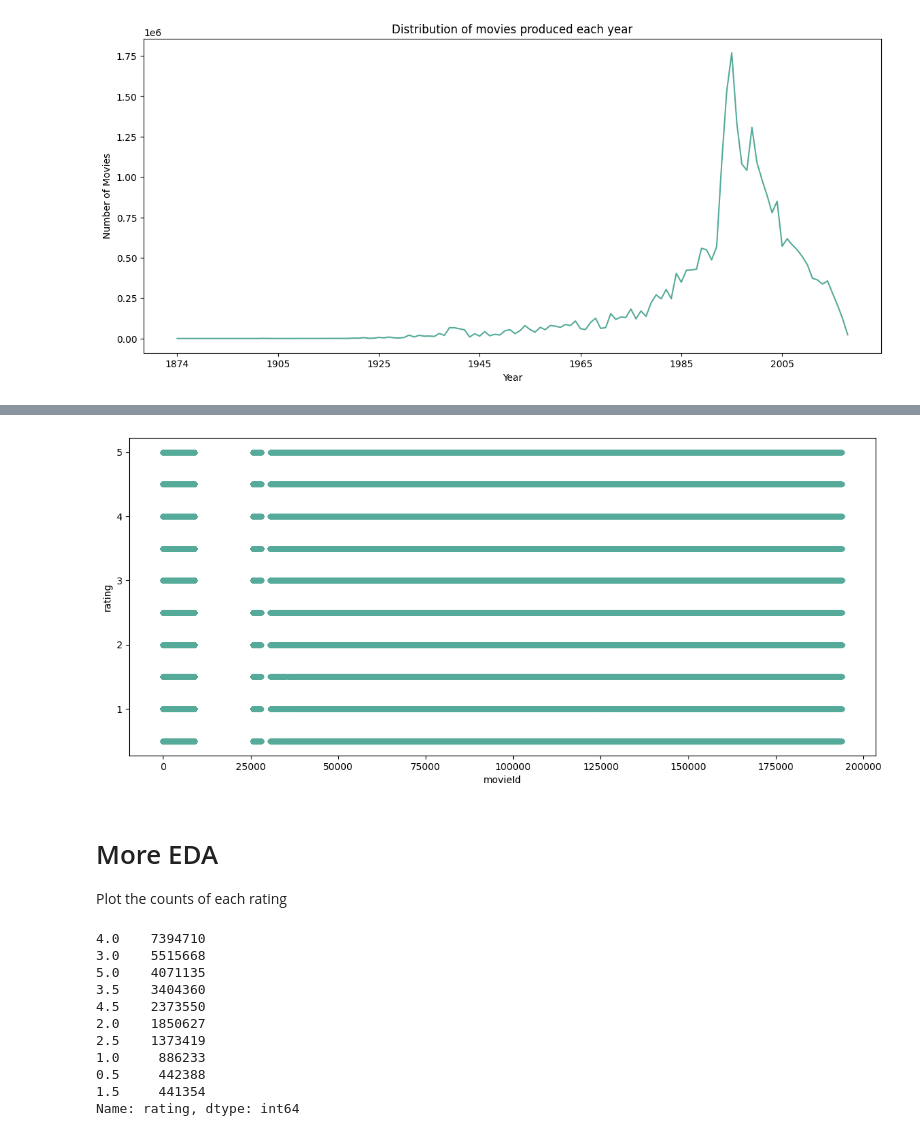
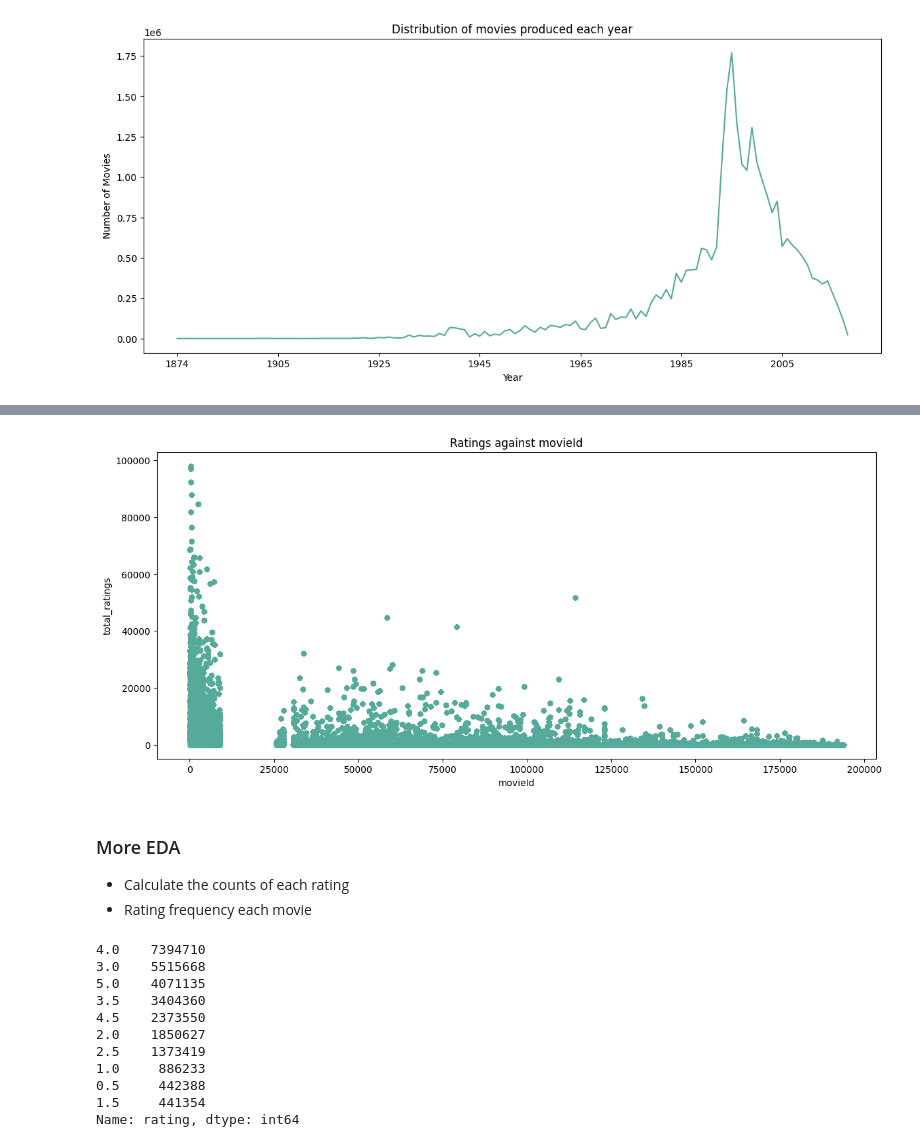
Before and after one commit to JoelOscarsson/Machine-Learning, a Jupyter notebook: Projects/Recommender-System.ipynb, the cells around one changed output, grey strips where cells are left out. Drawn from its saved outputs; the diff is of its cells as text; code cells hidden in the pictures.

```diff
--- a/Projects/Recommender-System.ipynb
+++ b/Projects/Recommender-System.ipynb
@@ -252,5 +241,9 @@ df_merged.head()
+# %%
+df_merged_copy = df_merged.copy()
+df_merged_copy['total_ratings'] = df_merged_copy.groupby('title')['rating'].transform('count')
 # %%
-df_merged.plot.scatter('movieId', 'rating', color='#5A9', figsize=(14, 6))
+df_merged_copy.plot(x="movieId", y="total_ratings", kind="scatter", color='#5A9', figsize=(14, 6))
+plt.title("Ratings against movieId")
 plt.show()
 # %% [output]
-[figure, old version]
+[figure, new version]
@@ -267,6 +250,7 @@ plt.show()
 # %% [markdown]
-# More EDA
-Plot the counts of each rating
+### More EDA
+* Calculate the counts of each rating
+* Rating frequency each movie
 # %%
 df_ratings["rating"].value_counts()
 # %% [output]
```
Also changed, not shown: parts of 15 cells of this notebook.
